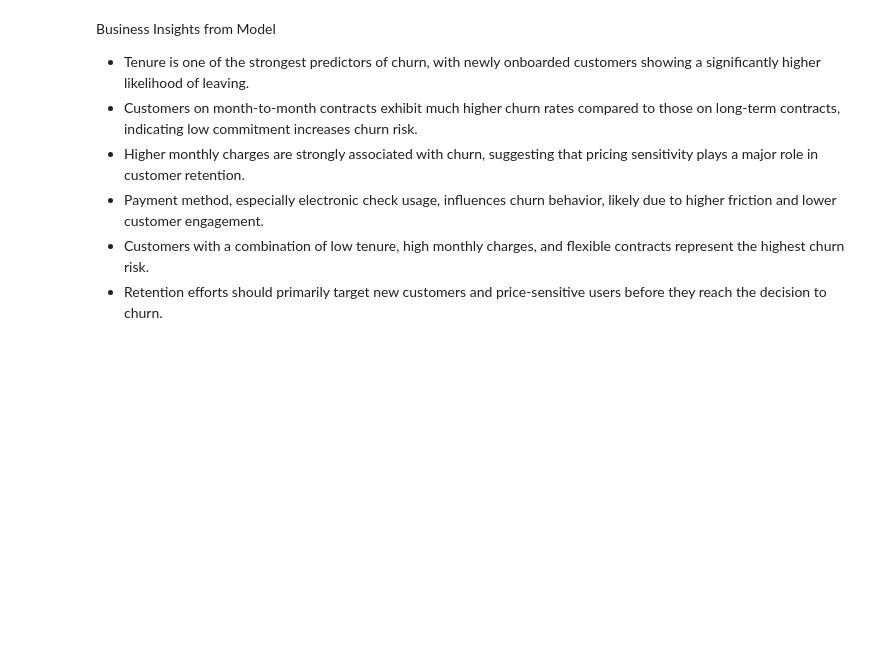
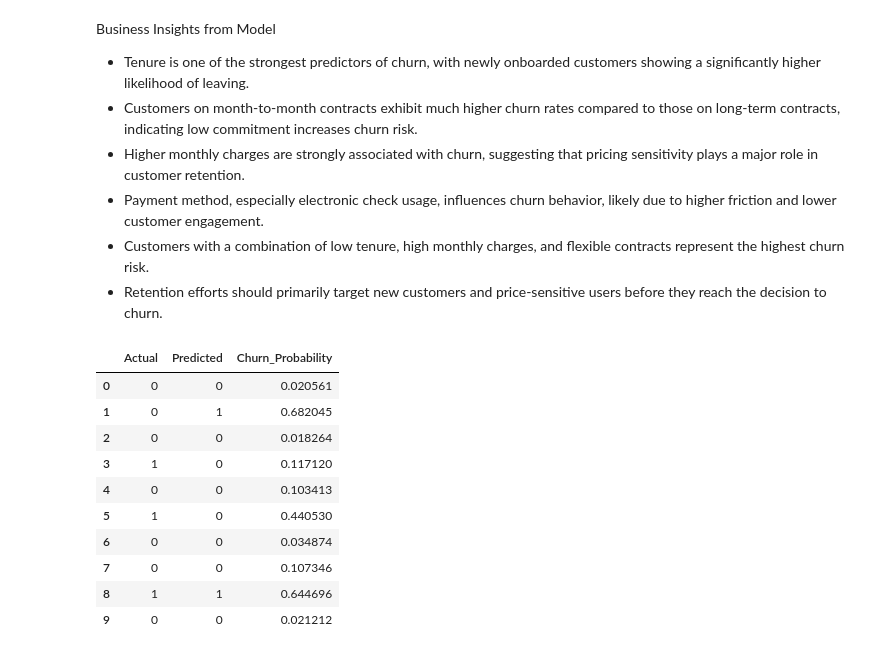
Before and after one commit to adichauhan22/Customer-Churn-Prediction, a Jupyter notebook: notebooks/03_model_training.ipynb, the cells around one changed output. Cells and saved outputs as stored; diff of their text form; code cells hidden in the pictures; blank space fills up the shorter version.

```diff
--- a/notebooks/03_model_training.ipynb
+++ b/notebooks/03_model_training.ipynb
@@ -169,3 +169,23 @@ Business Insights from Model
 * Payment method, especially electronic check usage, influences churn behavior, likely due to higher friction and lower customer engagement.
 * Customers with a combination of low tenure, high monthly charges, and flexible contracts represent the highest churn risk.
 * Retention efforts should primarily target new customers and price-sensitive users before they reach the decision to churn.
+# %%
+pred_df = pd.DataFrame({
+    "Actual": y_test.values[:10],
+    "Predicted": y_pred_gb[:10],
+    "Churn_Probability": y_prob_gb[:10]
+})
+
+pred_df
+# %% [output]
+|  | Actual | Predicted | Churn_Probability |
+| 0 | 0 | 0 | 0.020561 |
+| 1 | 0 | 1 | 0.682045 |
+| 2 | 0 | 0 | 0.018264 |
+| 3 | 1 | 0 | 0.117120 |
+| 4 | 0 | 0 | 0.103413 |
+| 5 | 1 | 0 | 0.440530 |
+| 6 | 0 | 0 | 0.034874 |
+| 7 | 0 | 0 | 0.107346 |
+| 8 | 1 | 1 | 0.644696 |
+| 9 | 0 | 0 | 0.021212 |
```
Also changed, not shown: parts of 2 cells of this notebook.
